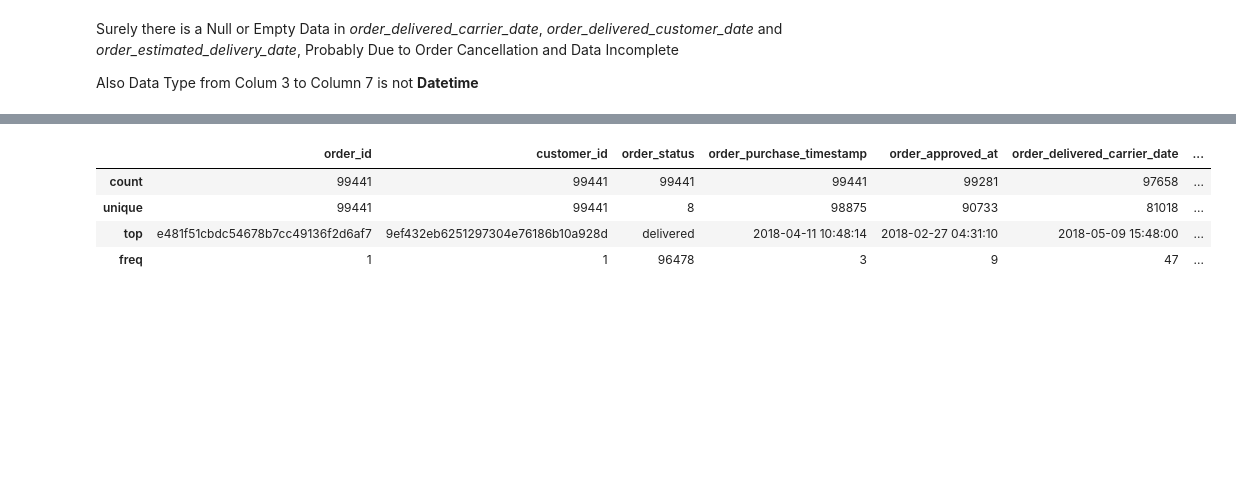
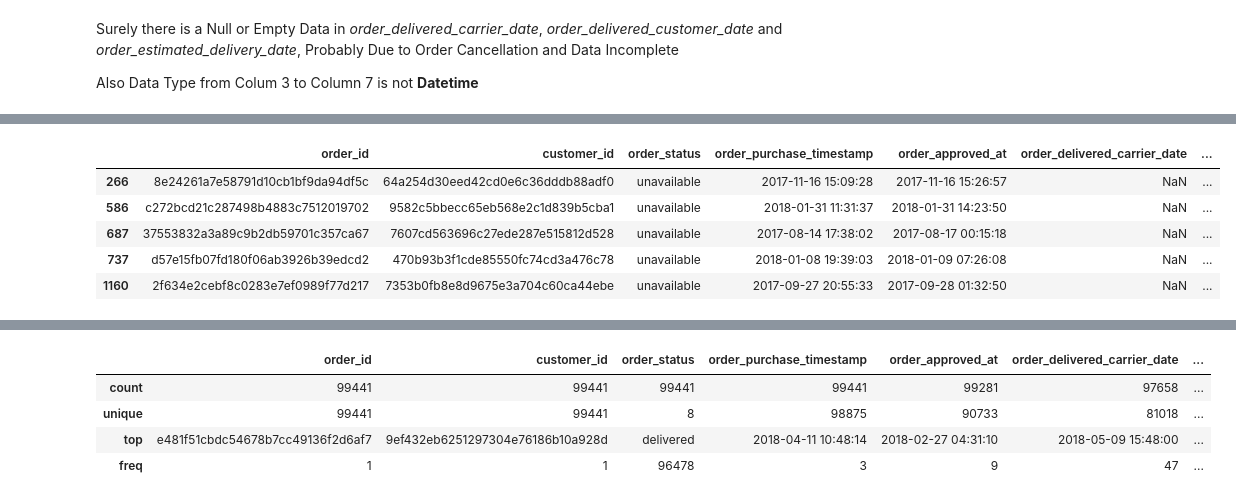
Before and after one commit to Bayhaqieee/Brazil_Ecommerce_Analyze, a Jupyter notebook: notebook.ipynb, the cells around one changed output, grey strips where cells are left out. Saved outputs shown, nothing was run; the diff lists cells and outputs as text; code cells hidden in the pictures; blank space fills up the shorter version.

```diff
--- a/notebook.ipynb
+++ b/notebook.ipynb
@@ -493,0 +538,9 @@ Also Data Type from Colum 3 to Column 7 is not **Datetime**
+# %%
+orders_df[orders_df['order_status'] == 'unavailable'].head(5)
+# %% [output]
+|  | order_id | customer_id | order_status | order_purchase_timestamp | order_approved_at | order_delivered_carrier_date | ... |
+| 266 | 8e24261a7e58791d10cb1bf9da94df5c | 64a254d30eed42cd0e6c36dddb88adf0 | unavailable | 2017-11-16 15:09:28 | 2017-11-16 15:26:57 | NaN | ... |
+| 586 | c272bcd21c287498b4883c7512019702 | 9582c5bbecc65eb568e2c1d839b5cba1 | unavailable | 2018-01-31 11:31:37 | 2018-01-31 14:23:50 | NaN | ... |
+| 687 | 37553832a3a89c9b2db59701c357ca67 | 7607cd563696c27ede287e515812d528 | unavailable | 2017-08-14 17:38:02 | 2017-08-17 00:15:18 | NaN | ... |
+| 737 | d57e15fb07fd180f06ab3926b39edcd2 | 470b93b3f1cde85550fc74cd3a476c78 | unavailable | 2018-01-08 19:39:03 | 2018-01-09 07:26:08 | NaN | ... |
+| 1160 | 2f634e2cebf8c0283e7ef0989f77d217 | 7353b0fb8e8d9675e3a704c60ca44ebe | unavailable | 2017-09-27 20:55:33 | 2017-09-28 01:32:50 | NaN | ... |
```
Also changed, not shown: parts of 18 cells of this notebook.
